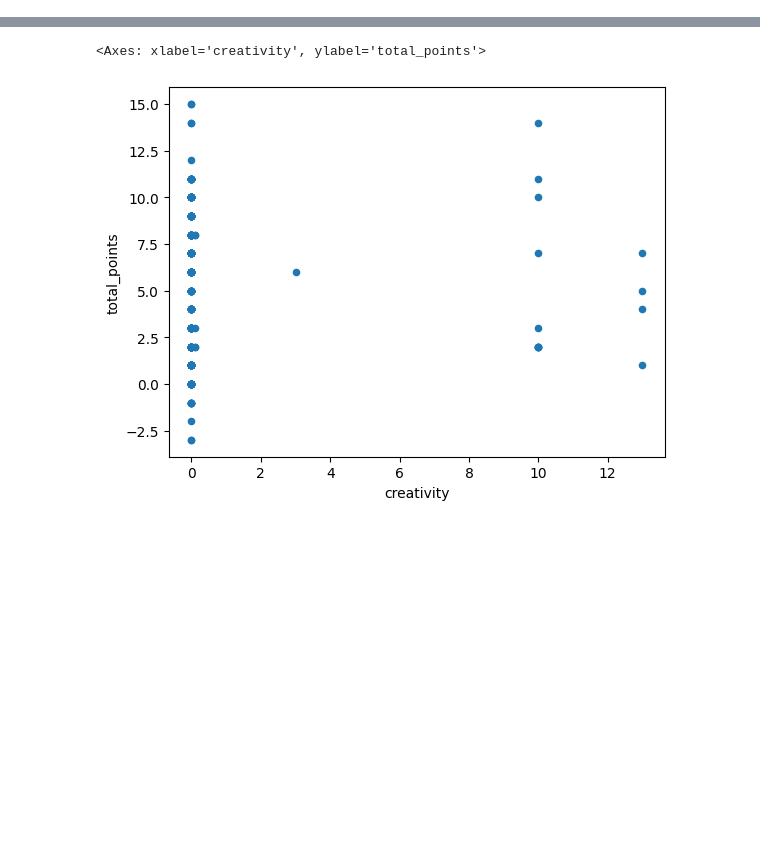
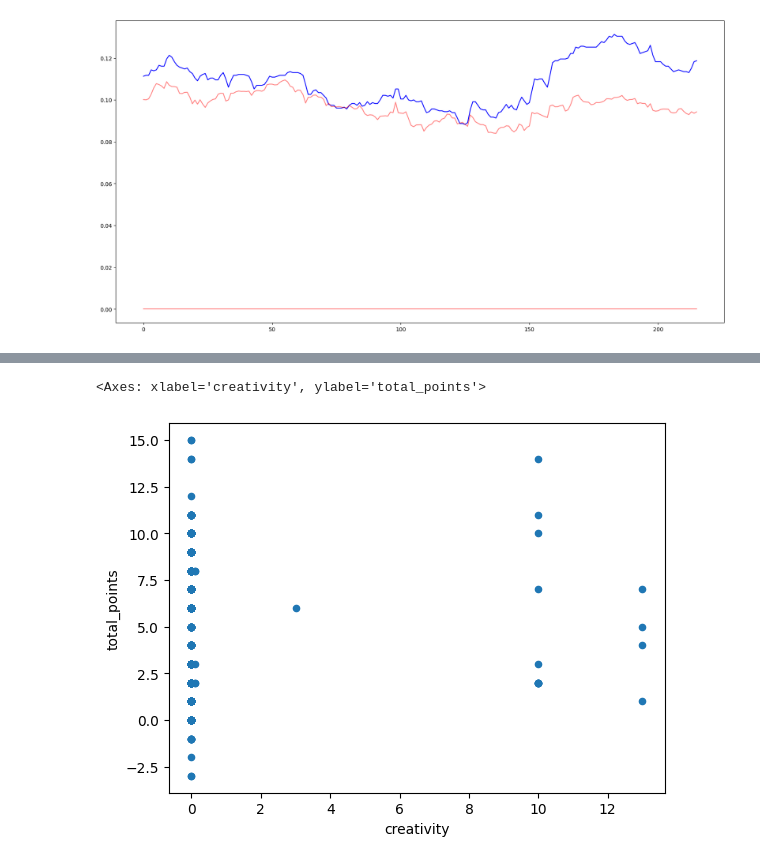
Before and after one commit to caiodrear/gene, a Jupyter notebook: data_explore.ipynb, the cells around one changed output, grey strips where cells are left out. Drawn from its saved outputs; the diff is of its cells as text; code cells hidden in the pictures; blank space fills up the shorter version.

```diff
--- a/data_explore.ipynb
+++ b/data_explore.ipynb
@@ -31,5 +16,14 @@ array([0.        , 0.33333333, 0.66666667, 1.        ])
 # %%
-wrangling_columns = ['element', 'round', 'position']
+cutoff = 30
+
+data_mid = data[data['position'] == 'MID'].reset_index(drop=True)
+
+train_data = data_mid[data_mid['round'] < cutoff].drop('round', axis=1)
+test_data = data_mid[data_mid['round'] >= cutoff].drop('round', axis=1)
+
+
+
+wrangling_columns = ['element']
 
 no_scaling = [
     'was_home', 'clean_sheets', 'yellow_cards', 'red_cards',
@@ -52,3 +46,11 @@ fantasy_metrics = [
 x_metrics = ['expected_goals_conceded']
 
 time_metrics = ['time_diffs']
+# %%
+scaler = MinMaxScaler().set_output(transform='pandas')
+
+min_max_vars = bounded_vars + out_metrics + count_vars + fantasy_metrics + x_metrics + time_metrics
+
+scaler.fit(train_data[min_max_vars])
+train_data = train_data[no_scaling + wrangling_columns].join(scaler.transform(train_data[min_max_vars]))
+test_data = test_data[no_scaling + wrangling_columns].join(scaler.transform(test_data[min_max_vars]))
@@ -54,0 +104,16 @@ time_metrics = ['time_diffs']
+# %%
+def moving_average(a, n=100) :
+    ret = np.cumsum(np.abs(a), dtype=float)
+    ret[n:] = ret[n:] - ret[:-n]
+    return ret[n - 1:] / n
+
+
+plt.figure(figsize=(20,10))
+
+plt.plot(moving_average(np.roll(y_test, 1)-y_test), 'b')
+plt.plot(moving_average(preds-y_test), 'r', alpha=0.5)
+plt.plot(moving_average(y_test-y_test), 'r', alpha=0.5)
+
+plt.show()
+# %% [output]
+[figure, added]
```
Also changed, not shown: parts of 10 cells of this notebook, 2 other files.
